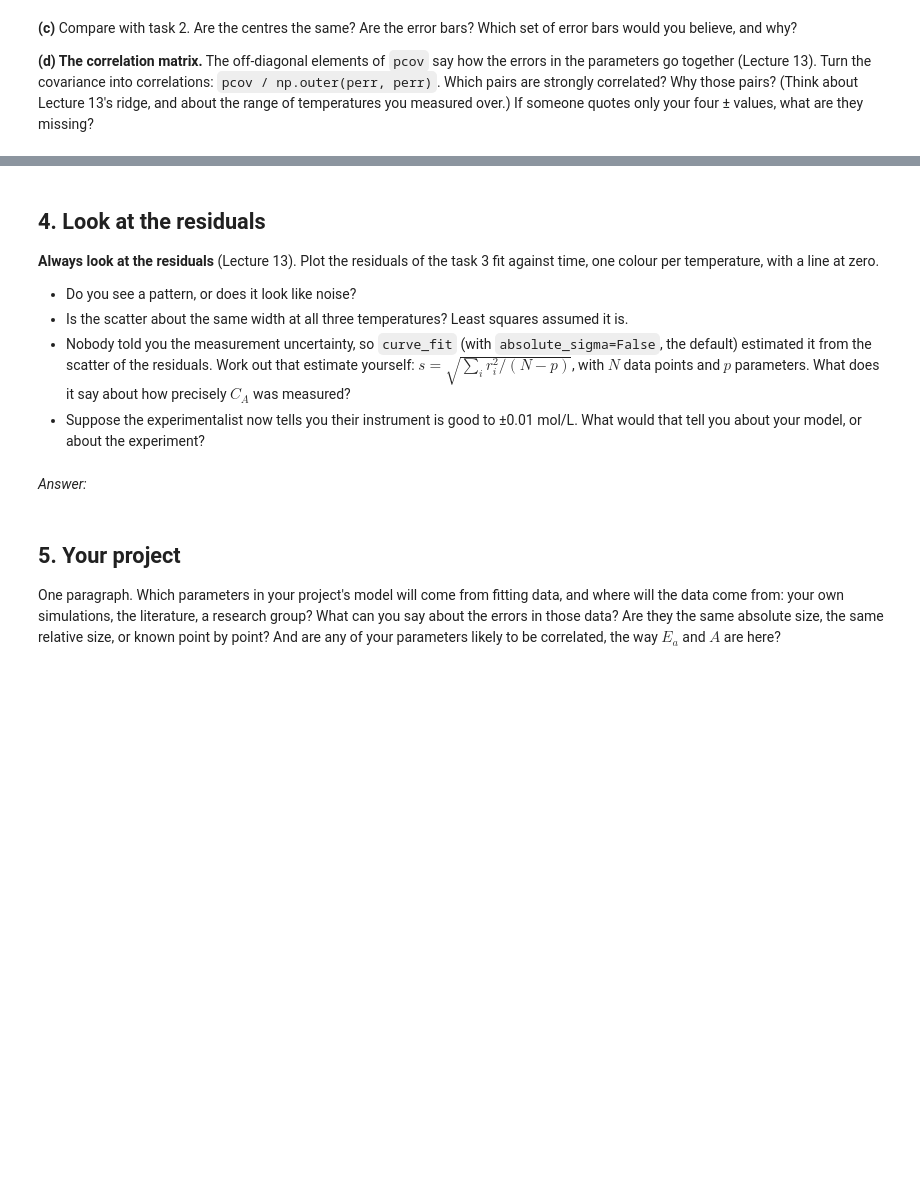
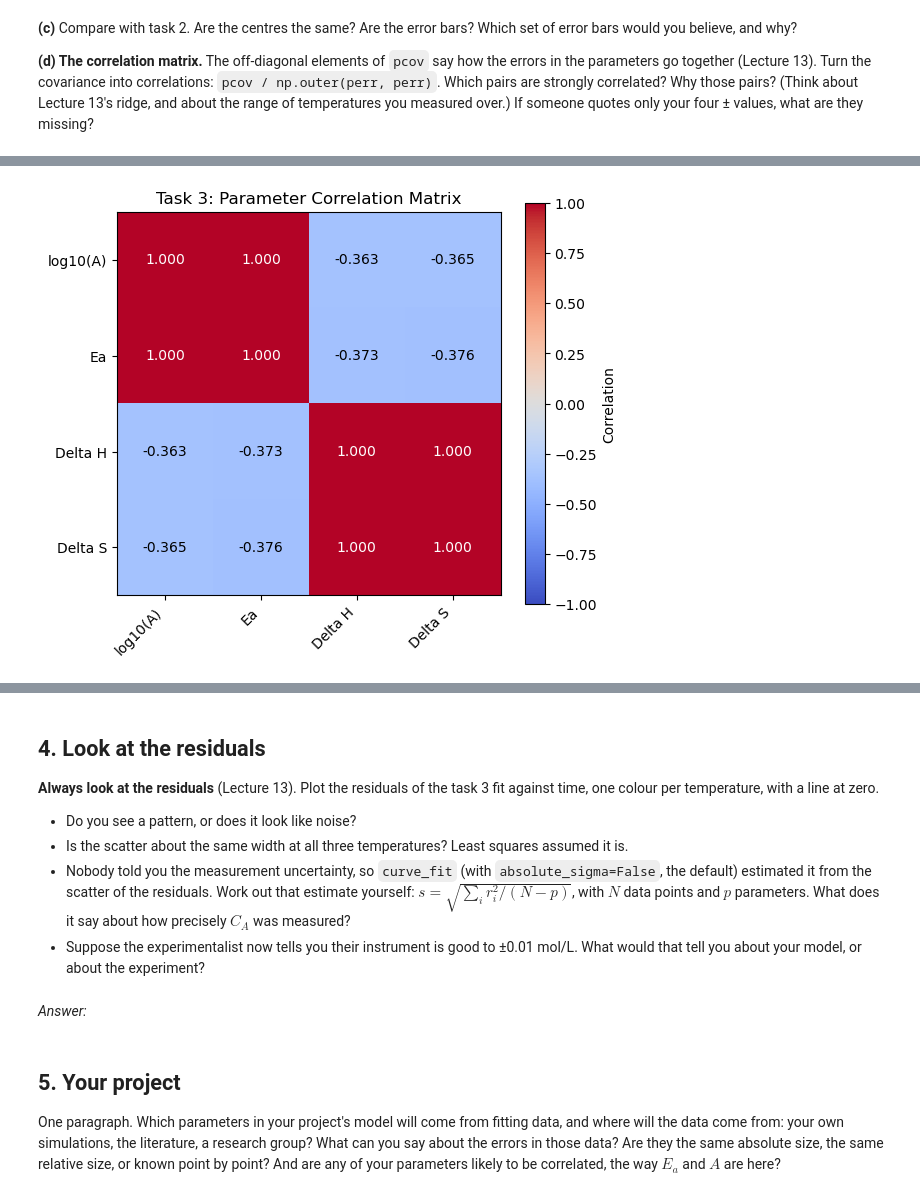
Before and after one commit to MohanBalaji007/parameter-estimation, a Jupyter notebook: batch-reactor-regression.ipynb, the cells around one changed output, grey strips where cells are left out. Saved outputs shown, nothing was run; the diff lists cells and outputs as text; code cells hidden in the pictures; blank space fills up the shorter version.

Commit message:
Task 3: Complete joint parameter estimation and correlation analysis

```diff
--- a/batch-reactor-regression.ipynb
+++ b/batch-reactor-regression.ipynb
@@ -491,3 +627,70 @@ the parameters go together (Lecture 13). Turn the covariance into correlations:
 `pcov / np.outer(perr, perr)`. Which pairs are strongly correlated? Why those pairs?
 (Think about Lecture 13's ridge, and about the range of temperatures you measured over.)
 If someone quotes only your four ± values, what are they missing?
+# %%
+
+print("Comparison of Task 2 and Task 3")
+print("Uncertainties are one standard error")
+
+for i, name in enumerate(parameter_names):
+
+    print(f"\n{name}")
+
+    print(
+        f"Task 2: {popt_2[i]:.4f} +/- {perr_2[i]:.4f}"
+    )
+
+    print(
+        f"Task 3: {popt_joint[i]:.4f} +/- "
+        f"{perr_joint[i]:.4f}"
+    )
+
+correlation = pcov_joint / np.outer(
+    perr_joint, perr_joint
+)
+
+print("\nParameter correlation matrix:")
+print(np.round(correlation, 4))
+
+# Plot correlation matrix
+fig, ax = plt.subplots(figsize=(6, 5))
+
+im = ax.imshow(
+    correlation,
+    cmap="coolwarm",
+    vmin=-1,
+    vmax=1
+)
+
+labels = [
+    "log10(A)",
+    "Ea",
+    "Delta H",
+    "Delta S"
+]
+
+ax.set_xticks(np.arange(4))
+ax.set_yticks(np.arange(4))
+
+ax.set_xticklabels(labels, rotation=45, ha="right")
+ax.set_yticklabels(labels)
+
+for i in range(4):
+    for j in range(4):
+
+        ax.text(
+            j, i,
+            f"{correlation[i, j]:.3f}",
+            ha="center",
+            va="center",
+            color="white" if abs(correlation[i, j]) > 0.65
+            else "black"
+        )
+
+plt.colorbar(im, ax=ax, label="Correlation")
+
+ax.set_title("Task 3: Parameter Correlation Matrix")
+
+plt.tight_layout()
+plt.show()
+# %% [output]
@@ -494,2 +714,3 @@ If someone quotes only your four ± values, what are they missing?
+[figure, added]
 # %% [markdown]
 *Answer:*
```
Also changed, not shown: parts of 5 cells of this notebook, 1 other file.
